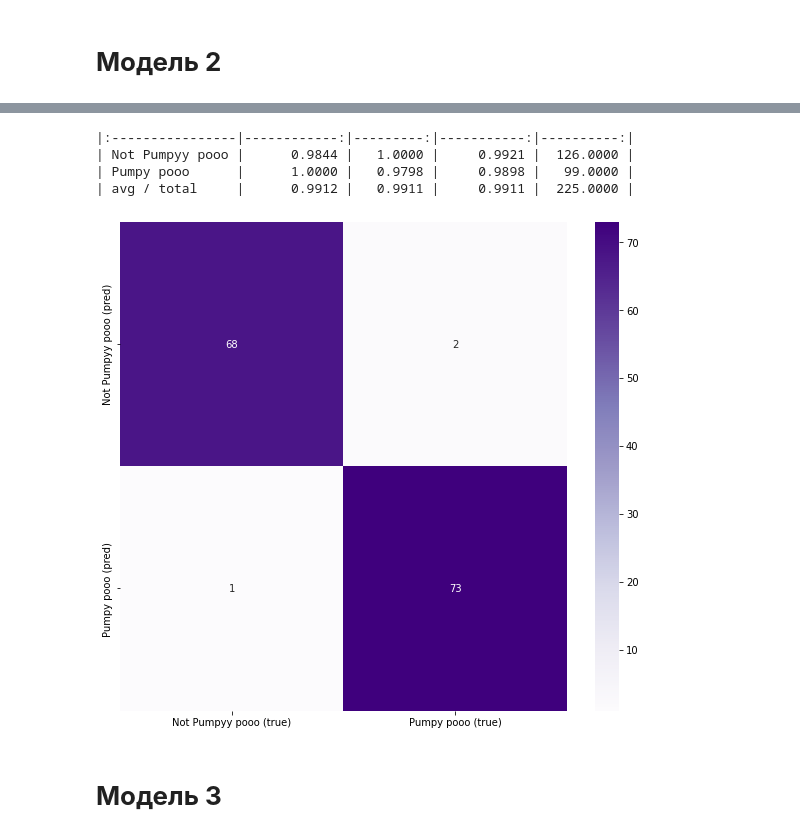
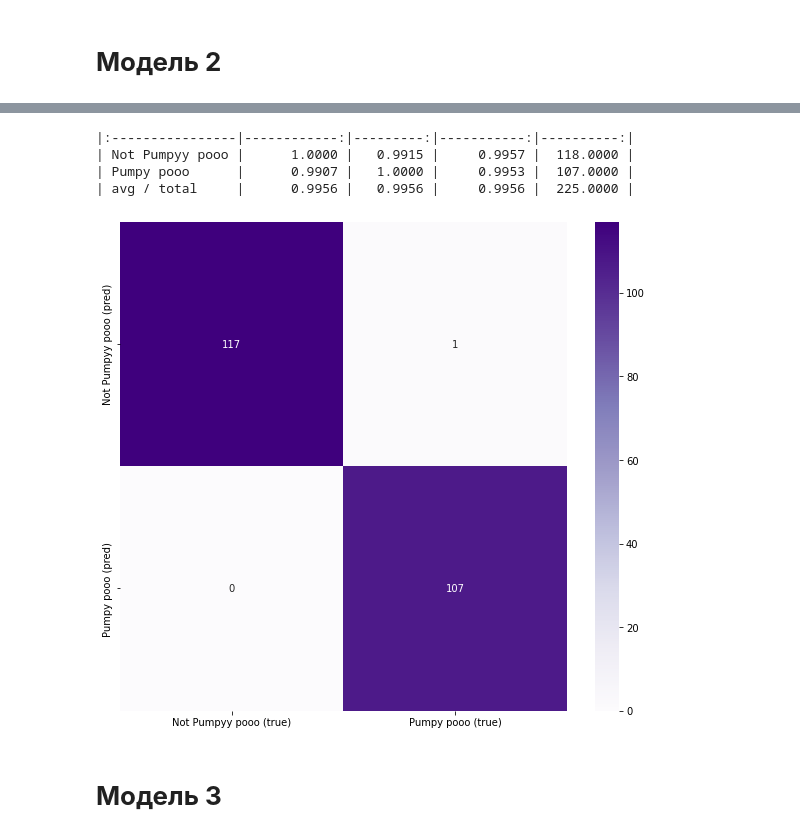
Before and after one commit to Lidiia-Afanasieva/ISSvsSteven, a Jupyter notebook: ISSvsSteven.ipynb, the cells around one changed output, grey strips where cells are left out. Saved outputs shown, nothing was run; the diff lists cells and outputs as text; code cells hidden in the pictures.

```diff
--- a/ISSvsSteven.ipynb
+++ b/ISSvsSteven.ipynb
@@ -484,22 +476,22 @@ plt.show()
 # %%
 # TEST: MODEL1
 
 y_predt = model1.predict(x_test)
 y_pred_clst = np.argmax(y_predt, axis=1)
 y_truet = np.argmax(y_test, axis=1)
 conf_matt = confusion_matrix(y_truet, y_pred_clst)
 print(classification_report(y_truet, y_pred_clst))
 f, ax = plt.subplots(figsize=(10, 9))
-sns.heatmap(conf_mat, annot=True, fmt='.0f', cmap='Purples')
+sns.heatmap(conf_matt, annot=True, fmt='.0f', cmap='Purples')
 ax.set_xticklabels([item + ' (true)' for item in classes])
 ax.set_yticklabels([item + ' (pred)' for item in classes])
 plt.show()
 # %% [output]
 |:----------------|------------:|---------:|-----------:|----------:|
-| Not Pumpyy pooo |      0.9844 |   1.0000 |     0.9921 |  126.0000 |
-| Pumpy pooo      |      1.0000 |   0.9798 |     0.9898 |   99.0000 |
-| avg / total     |      0.9912 |   0.9911 |     0.9911 |  225.0000 |
+| Not Pumpyy pooo |      1.0000 |   0.9915 |     0.9957 |  118.0000 |
+| Pumpy pooo      |      0.9907 |   1.0000 |     0.9953 |  107.0000 |
+| avg / total     |      0.9956 |   0.9956 |     0.9956 |  225.0000 |
-[figure, old version]
+[figure, new version]
 # %% [markdown]
 # **Модель 3**
 # %%
```
Also changed, not shown: parts of 18 cells of this notebook.
